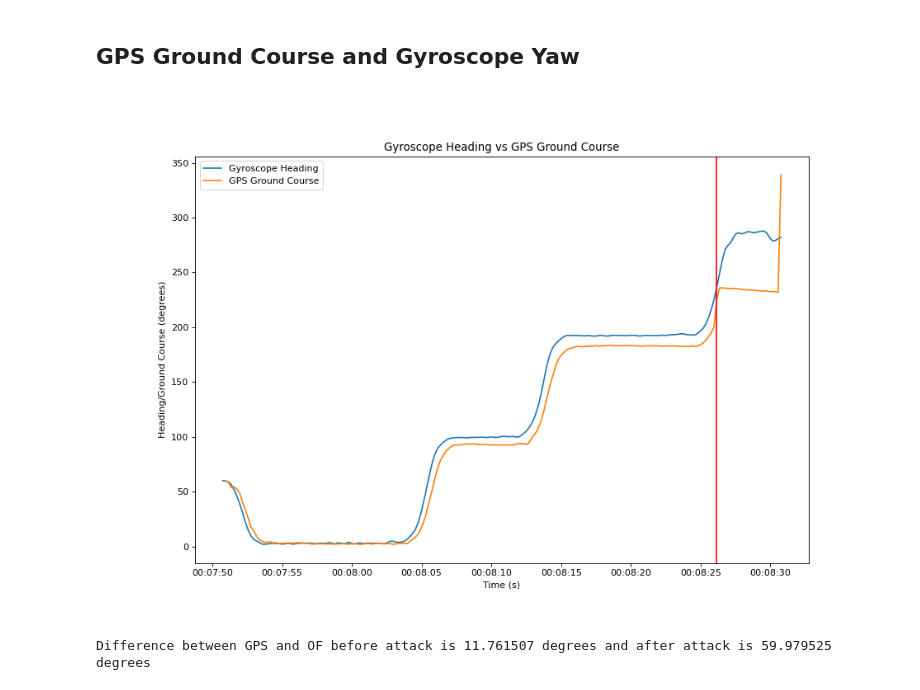
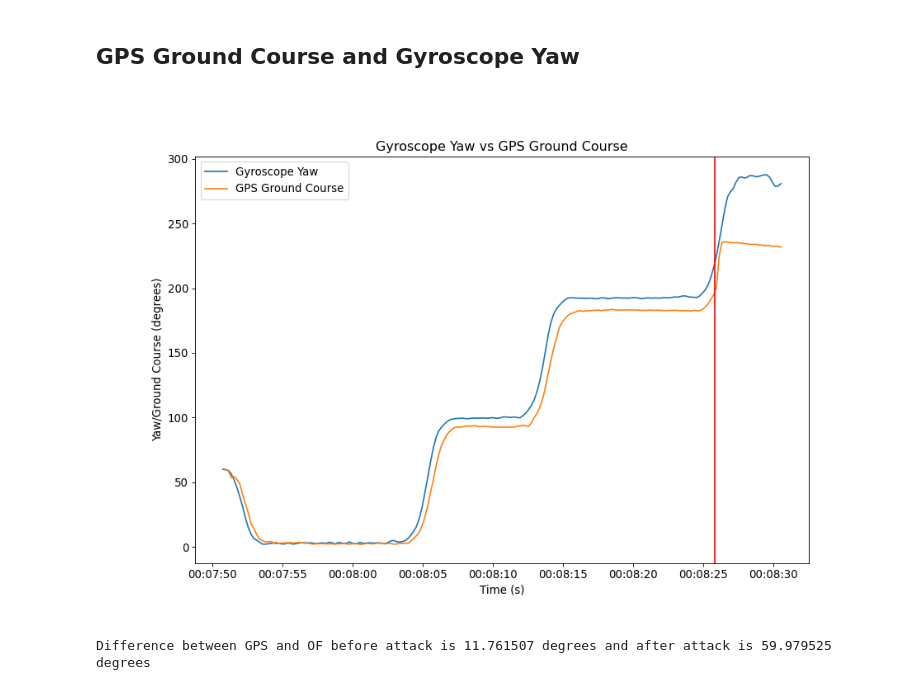
Before and after one commit to BaileySri/Practical-Software-Defense-for-GPS-Spoofing-on-a-Hobby-UAV-Offline, a Jupyter notebook: notebooks/1.4-bks-GPS-InFlight.ipynb, the cells around one changed output. Drawn from its saved outputs; the diff is of its cells as text; code cells hidden in the pictures.

```diff
--- a/notebooks/1.4-bks-GPS-InFlight.ipynb
+++ b/notebooks/1.4-bks-GPS-InFlight.ipynb
@@ -50,8 +51,8 @@ gpsMS['gpsMS'] = pd.to_datetime(gpsMS['gpsMS'], unit='ms')
 rfMS = df[df.rfMS.shift() != df.rfMS][["rfMS","rf","m22"]].reset_index(drop=True)
 rfMS['rfMS'] = pd.to_datetime(rfMS['rfMS'], unit='ms')
 
-attack_start = pd.to_datetime(506151186, unit='us')
-attack_end = pd.to_datetime(520831352, unit='us')
+attack_start = pd.to_datetime(505851186, unit='us')
+attack_end = pd.to_datetime(510531352, unit='us')
 benign_dist = 7.348
 benign_angle = 14
 figure = 1
@@ -63,11 +64,12 @@ import matplotlib.pyplot as plt
 from matplotlib import dates
 from scipy.integrate import trapezoid
 plt.ion()
+plt.rcParams.update({'font.size':12})
 
 gps = geodetic2ned(gpsMS.lat, gpsMS.lng, gpsMS.gpAlt)
-gps_north = gps.North.diff().fillna(0)/(gpsMS.gpsMS.diff().dt.total_seconds())
-gps_east = gps.East.diff().fillna(0)/(gpsMS.gpsMS.diff().dt.total_seconds())
-gps_down = gps.Down.diff().fillna(0)/100/(gpsMS.gpsMS.diff().dt.total_seconds())
+gps_north = (gps.North.diff().fillna(0)/(gpsMS.gpsMS.diff().dt.total_seconds()))[1:].reset_index(drop=True)
+gps_east = (gps.East.diff().fillna(0)/(gpsMS.gpsMS.diff().dt.total_seconds()))[1:].reset_index(drop=True)
+gps_down = (gps.Down.diff().fillna(0)/100/(gpsMS.gpsMS.diff().dt.total_seconds()))[1:].reset_index(drop=True)
 
 #Convert optical flow and rangefinder to OF Velocity in body frame
 of_vel_bf = pd.DataFrame(data={"OF Forward":(ofMS.frF - ofMS.brF) * ofMS.rf/100,
@@ -183,27 +195,27 @@ for reading in range(len(gps_north)):
 gps_gc = pd.Series(gps_gc, name="GPS Ground Course")
 
 #Matching gyroscope to the GPS update rate
-gyr_heading = trap_integrate(cUS.cUS.diff().dt.total_seconds().fillna(0).cumsum(), cUS.gyrz).apply(degrees).cumsum() % 360
-gyr_gps_heading = signal_match_and_cumsum(cUS.cUS.diff().dt.total_seconds().fillna(0).cumsum(), change_in_signal(gyr_heading),
+gyr_yaw = trap_integrate(cUS.cUS.diff().dt.total_seconds().fillna(0).cumsum(), cUS.gyrz).apply(degrees).cumsum() % 360
+gyr_gps_yaw = signal_match_and_cumsum(cUS.cUS.diff().dt.total_seconds().fillna(0).cumsum(), change_in_signal(gyr_yaw),
                                           gpsMS.gpsMS.diff().dt.total_seconds().fillna(0).cumsum(), gps_gc)
-gyr_gps_heading = pd.Series(gyr_gps_heading, name="Gyroscope Heading")
+gyr_gps_yaw = pd.Series(gyr_gps_yaw, name="Gyroscope Yaw")
 
 #Start both signals at 0 to align them
 gps_gc = (gps_gc - gps_gc[0] + 60) % 360
-gyr_gps_heading = (gyr_gps_heading - gyr_gps_heading[0] + 60)%360
+gyr_gps_yaw = (gyr_gps_yaw - gyr_gps_yaw[0] + 60)%360
 # %%
 plt.figure(figure, figsize=(12, 8), dpi=80)
 figure += 1
 plt.subplot(1, 1, 1)
-plt.plot(gpsMS.gpsMS, gyr_gps_heading, label="Gyroscope Heading")
-plt.plot(gpsMS.gpsMS[1:], gps_gc, label="GPS Ground Course")
+plt.plot(gpsMS.gpsMS[:-1], gyr_gps_yaw[:-1], label="Gyroscope Yaw")
+plt.plot(gpsMS.gpsMS[1:-1], gps_gc[:-1], label="GPS Ground Course")
 plt.xlabel("Time (s)")
-plt.ylabel("Heading/Ground Course (degrees)")
-plt.title("Gyroscope Heading vs GPS Ground Course")
+plt.ylabel("Yaw/Ground Course (degrees)")
+plt.title("Gyroscope Yaw vs GPS Ground Course")
 ax.xaxis.set_major_formatter(dates.DateFormatter('%M:%S'))
 plt.axvline(attack_start, color='r')
 plt.legend()
 plt.show()
 # %% [output]
-[figure, old version]
+[figure, new version]
 # %%
```
Also changed, not shown: parts of 28 cells of this notebook, 27 other files.
